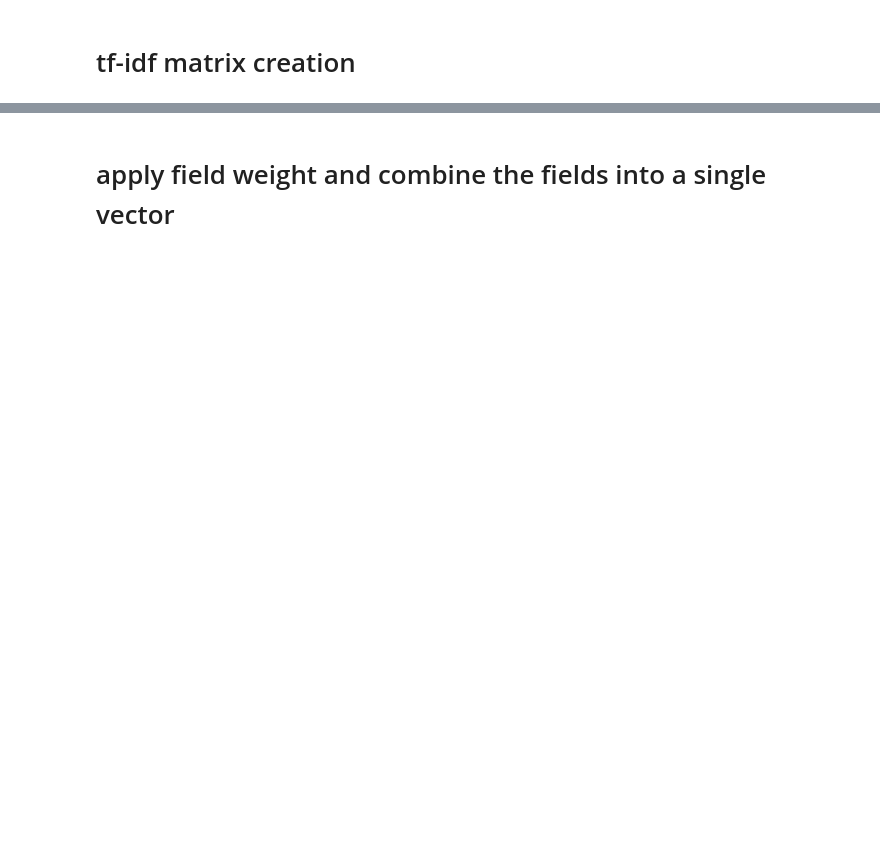
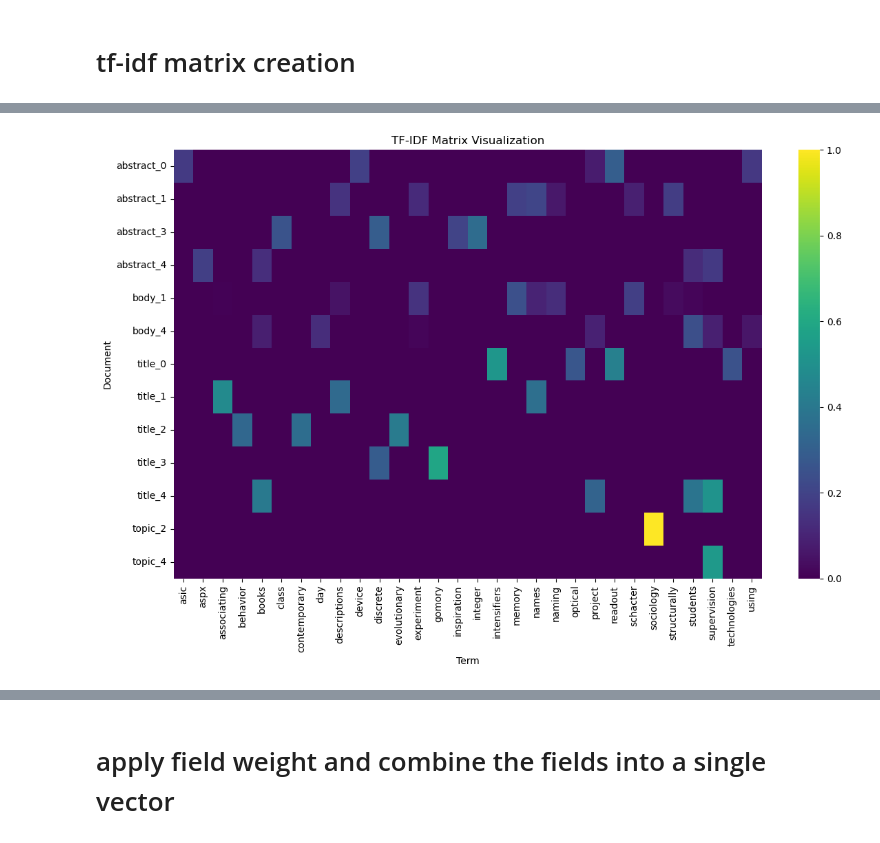
Before and after one commit to kasey-purvor/Latent_semantic_index_SearchEngine, a Jupyter notebook: data/notebook.ipynb, the cells around one changed output, grey strips where cells are left out. Cells and saved outputs as stored; diff of their text form; code cells hidden in the pictures; blank space fills up the shorter version.

```diff
--- a/data/notebook.ipynb
+++ b/data/notebook.ipynb
@@ -476,3 +432,101 @@ Title term count - min: 0.00, max: 5.46, avg: 2.59
 Abstract term count - min: 0.00, max: 16.14, avg: 4.63
 Body term count - min: 0.00, max: 36.86, avg: 5.77
 Topic term count - min: 0.00, max: 6.58, avg: 1.38
+# %%
+# Visualize the TF-IDF matrix
+import pandas as pd
+import matplotlib.pyplot as plt
+import seaborn as sns
+
+def visualize_tfidf_matrix(tfidf_data, num_docs=5, num_terms=10):
+    """
+    Create a visualization of the TF-IDF matrix for a sample of documents and terms.
+
+    Args:
+        tfidf_data: Dictionary with TF-IDF vectors and vectorizer
+        num_docs: Number of documents to include in visualization
+        num_terms: Number of top terms to include for each document
+
+    Returns:
+        DataFrame containing the TF-IDF values for visualization
+    """
+    # Get the feature names
+    feature_names = tfidf_data['vectorizer'].get_feature_names_out()
+
+    # Initialize a set to collect top terms across documents
+    all_top_terms = set()
+
+    # For each document type, find top terms
+    for field in ['title', 'abstract', 'body', 'topic']:
+        vectors = tfidf_data[f'{field}_vectors']
+
+        # Skip if no documents
+        if vectors.shape[0] == 0:
+            continue
+
+        # Look at first few documents
+        for i in range(min(num_docs, vectors.shape[0])):
+            if vectors[i].nnz == 0:  # Skip empty documents
+                continue
+
+            # Get top terms for this document
+            indices = vectors[i].indices[np.argsort(vectors[i].data)[-num_terms:]]
+            all_top_terms.update(feature_names[indices])
+
+    # Convert to list and limit to a reasonable number
+    top_terms = list(all_top_terms)[:30]  # Limit to 30 terms max
+
+    # Create a DataFrame to hold the visualization data
+    rows = []
+
+    # For each field and document, extract TF-IDF values for top terms
+    for field in ['title', 'abstract', 'body', 'topic']:
+        vectors = tfidf_data[f'{field}_vectors']
+
+        # Skip if no documents
+        if vectors.shape[0] == 0:
+            continue
+
+        # Look at first few documents
+        for i in range(min(num_docs, vectors.shape[0])):
+            if vectors[i].nnz == 0:  # Skip empty documents
+                continue
+
+            # Get document vector as dense array
+            doc_vector = vectors[i].toarray()[0]
+
+            # For each top term, get its TF-IDF value in this document
+            for term in top_terms:
+                term_idx = np.where(feature_names == term)[0]
+                if len(term_idx) > 0:
+                    tfidf_value = doc_vector[term_idx[0]]
+                    if tfidf_value > 0:  # Only include non-zero values
+                        rows.append({
+                            'Document': f"{field}_{i}",
+                            'Term': term,
+                            'TF-IDF': tfidf_value
+                        })
+
+    # Create DataFrame
+    tfidf_df = pd.DataFrame(rows)
+
+    # Create a pivot table for heatmap
+    pivot_df = tfidf_df.pivot(index='Document', columns='Term', values='TF-IDF').fillna(0)
+
+    # Plot heatmap
+    plt.figure(figsize=(12, 8))
+    sns.heatmap(pivot_df, cmap='viridis', annot=False)
+    plt.title('TF-IDF Matrix Visualization')
+    plt.tight_layout()
+    plt.show()
+
+    return tfidf_df
+
+# Visualize the TF-IDF matrix
+tfidf_visualization = visualize_tfidf_matrix(tfidf_data)
+
+# Display the raw data
+print("\nSample of TF-IDF values:")
+print(tfidf_visualization.head(10))
+# %% [output]
+[figure, added]
```
Also changed, not shown: parts of 8 cells of this notebook, 4 other files.
